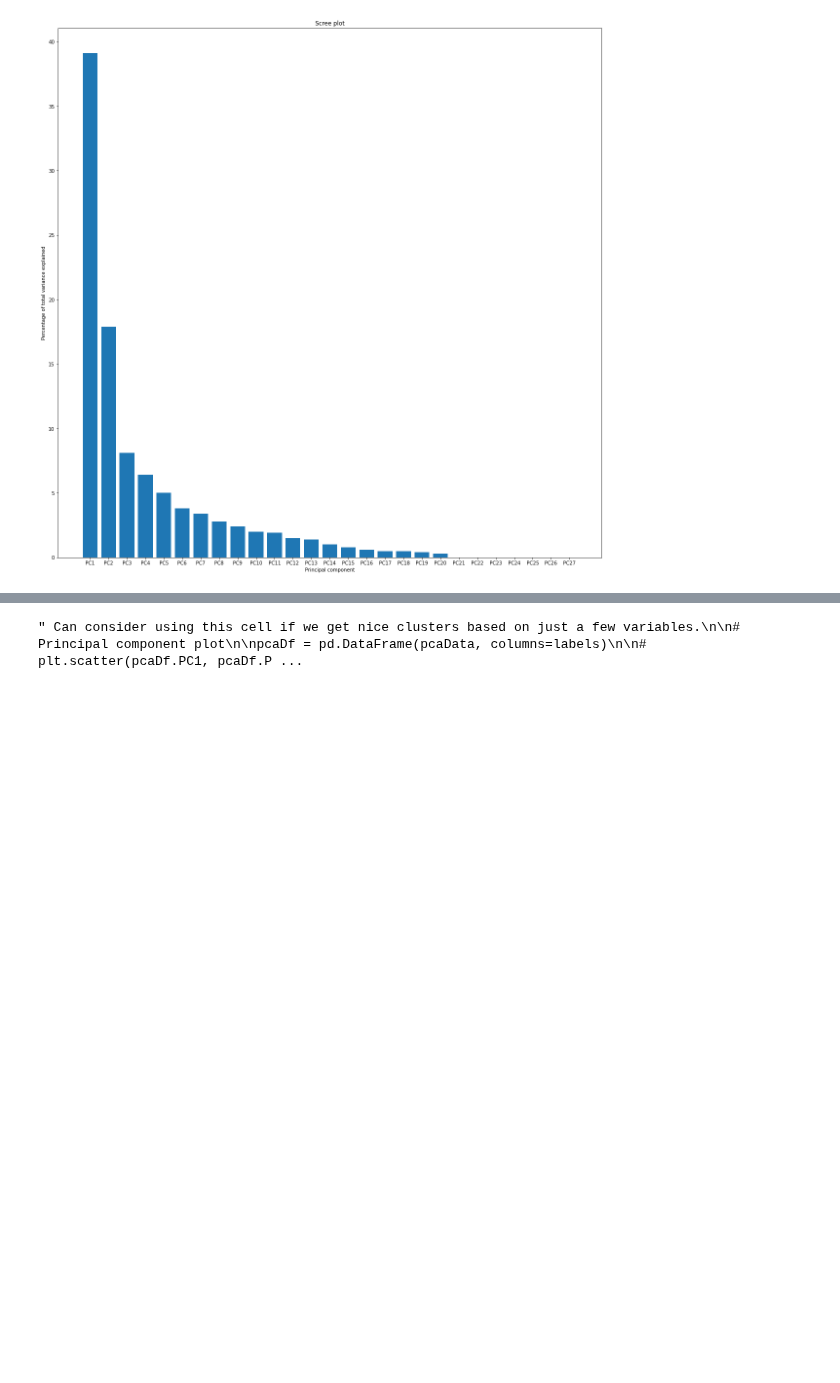
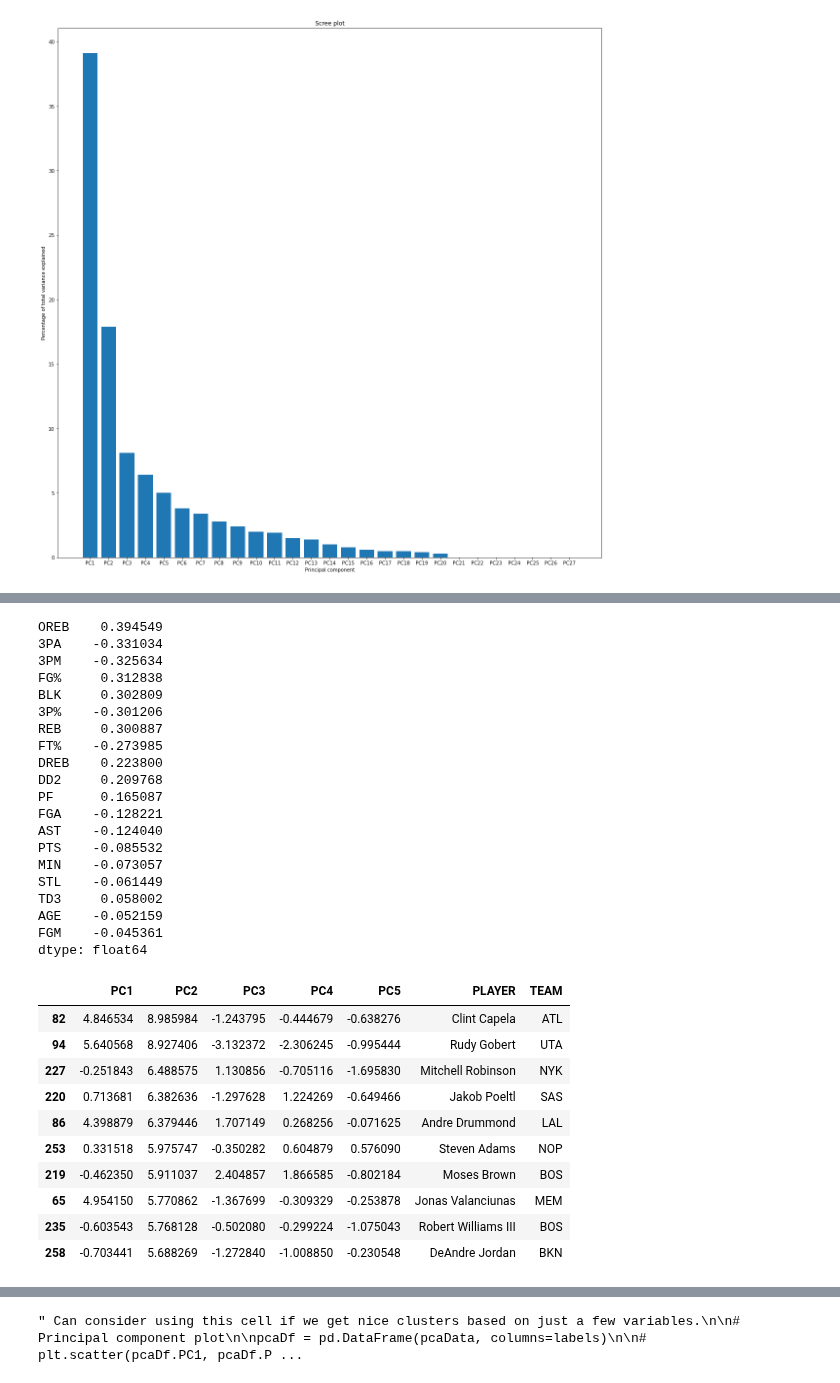
Before and after one commit to CSA100/nba-dsai, a Jupyter notebook: PCA.ipynb, the cells around one changed output, grey strips where cells are left out. Drawn from its saved outputs; the diff is of its cells as text; code cells hidden in the pictures; blank space fills up the shorter version.

```diff
--- a/PCA.ipynb
+++ b/PCA.ipynb
@@ -95,0 +133,37 @@ dtype: float64
+# %%
+# PC2
+
+printLoadingScores(pca, tempDf.columns, 1)
+pcaDf.nlargest(10, "PC2")
+# %% [output]
+OREB    0.394549
+3PA    -0.331034
+3PM    -0.325634
+FG%     0.312838
+BLK     0.302809
+3P%    -0.301206
+REB     0.300887
+FT%    -0.273985
+DREB    0.223800
+DD2     0.209768
+PF      0.165087
+FGA    -0.128221
+AST    -0.124040
+PTS    -0.085532
+MIN    -0.073057
+STL    -0.061449
+TD3     0.058002
+AGE    -0.052159
+FGM    -0.045361
+dtype: float64
+|  | PC1 | PC2 | PC3 | PC4 | PC5 | PLAYER | TEAM |
+| 82 | 4.846534 | 8.985984 | -1.243795 | -0.444679 | -0.638276 | Clint Capela | ATL |
+| 94 | 5.640568 | 8.927406 | -3.132372 | -2.306245 | -0.995444 | Rudy Gobert | UTA |
+| 227 | -0.251843 | 6.488575 | 1.130856 | -0.705116 | -1.695830 | Mitchell Robinson | NYK |
+| 220 | 0.713681 | 6.382636 | -1.297628 | 1.224269 | -0.649466 | Jakob Poeltl | SAS |
+| 86 | 4.398879 | 6.379446 | 1.707149 | 0.268256 | -0.071625 | Andre Drummond | LAL |
+| 253 | 0.331518 | 5.975747 | -0.350282 | 0.604879 | 0.576090 | Steven Adams | NOP |
+| 219 | -0.462350 | 5.911037 | 2.404857 | 1.866585 | -0.802184 | Moses Brown | BOS |
+| 65 | 4.954150 | 5.770862 | -1.367699 | -0.309329 | -0.253878 | Jonas Valanciunas | MEM |
+| 235 | -0.603543 | 5.768128 | -0.502080 | -0.299224 | -1.075043 | Robert Williams III | BOS |
+| 258 | -0.703441 | 5.688269 | -1.272840 | -1.008850 | -0.230548 | DeAndre Jordan | BKN |
```
Also changed, not shown: parts of 7 cells of this notebook.
